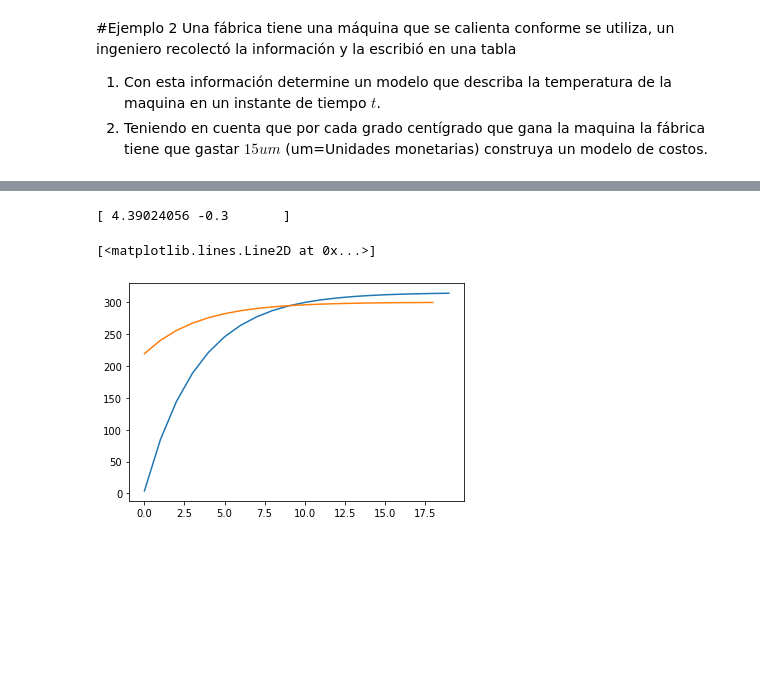
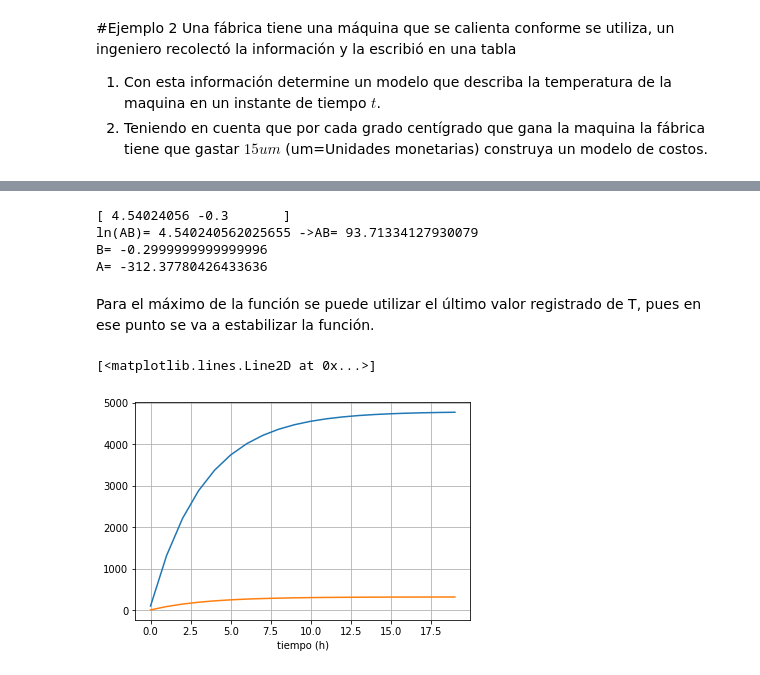
Before and after one commit to ACMUD/PyGroupIA, a Jupyter notebook: Clase 3_ Librerias, modulos y ciencia de datos.ipynb, the cells around one changed output, grey strips where cells are left out. Cells and saved outputs as stored; diff of their text form; code cells hidden in the pictures; blank space fills up the shorter version.

```diff
--- a/Clase 3_ Librerias, modulos y ciencia de datos.ipynb
+++ b/Clase 3_ Librerias, modulos y ciencia de datos.ipynb
@@ -687,4 +701,4 @@ plt.scatter(t,T)
 # %%
-Tp=[T[i+1]-T[i] for i in range(len(t)-1)]
-tp=t[:-1]
+Tp=np.array([T[i+1]-T[i] for i in range(len(t)-1)])
+tp=np.array([(t[i]+t[i+1])/2 for i in range(len(t)-1)])
 plt.scatter(tp,Tp)
@@ -694,13 +712,35 @@ plt.scatter(tp,Y)
 # %%
 X=np.array([np.ones(len(tp)),tp])
 
-B=Y@X.T@np.linalg.inv(X@X.T)
-print(B)
+B1=Y@X.T@np.linalg.inv(X@X.T)
+print(B1)
+print("ln(AB)=",B1[0],"->AB=",np.exp(B1[0]))
+A=np.exp(B1[0])/B1[1]
+B=B1[1]
+print("B=",B)
+print("A=",A)
 # %% [output]
-[ 4.39024056 -0.3       ]
+[ 4.54024056 -0.3       ]
+ln(AB)= 4.540240562025655 ->AB= 93.71334127930079
+B= -0.2999999999999996
+A= -312.37780426433636
-# %%
-plt.plot(t,T)
-plt.plot(tp,np.exp(B[0])*np.exp(B[1]*tp)+300)
-# %% [output]
-[<matplotlib.lines.Line2D at 0x...>]
-[figure, removed]
+# %% [markdown]
+Para el máximo de la función se puede utilizar el último valor registrado de T, pues en ese punto se va a estabilizar la función.
+# %%
+f=lambda  t: A*np.exp(B*t)+T[-1]
+
+plt.ylabel("Temperatura (°C)")
+plt.xlabel("tiempo (h)")
+plt.grid()
+plt.plot(t,f(t))
+plt.scatter(t,T,color="orange")
+# %%
+g=lambda t: 15*f(t)
+
+plt.xlabel("tiempo (h)")
+plt.grid()
+plt.plot(t,g(t))
+plt.plot(t,f(t))
+# %% [output]
+[<matplotlib.lines.Line2D at 0x...>]
+[figure, added]
```
Also changed, not shown: parts of 3 cells of this notebook.
